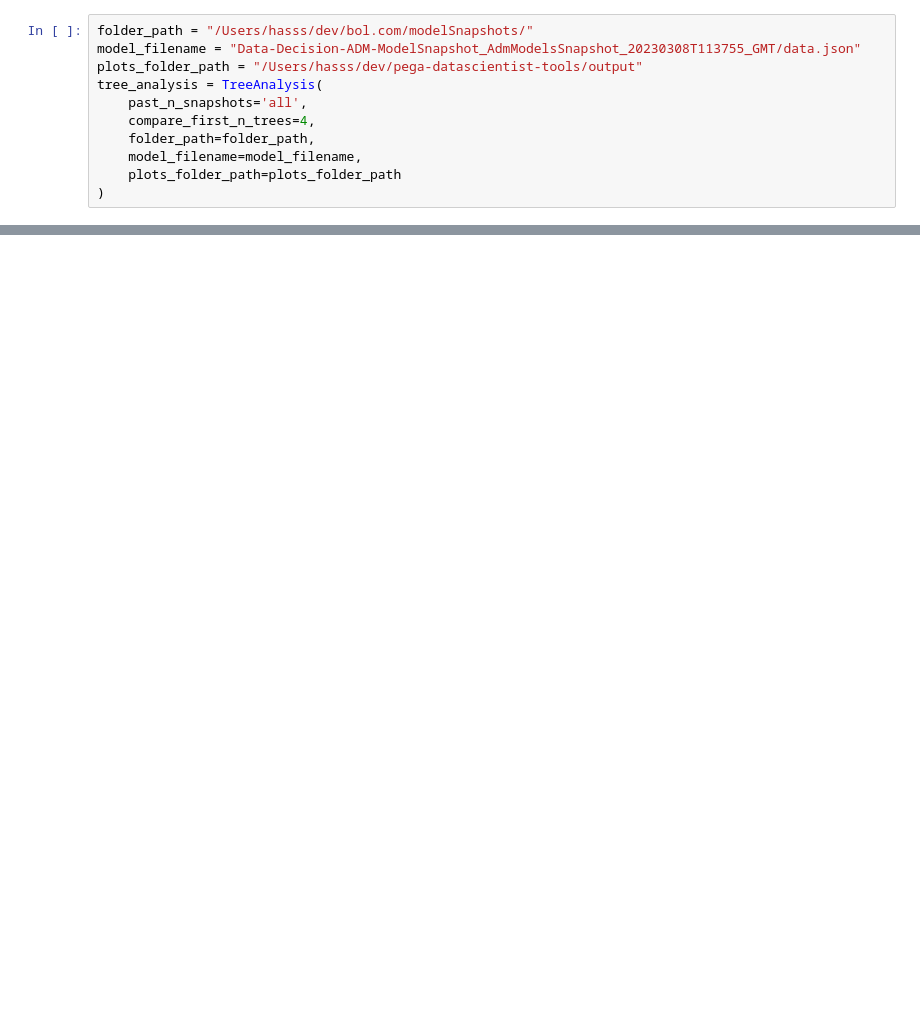
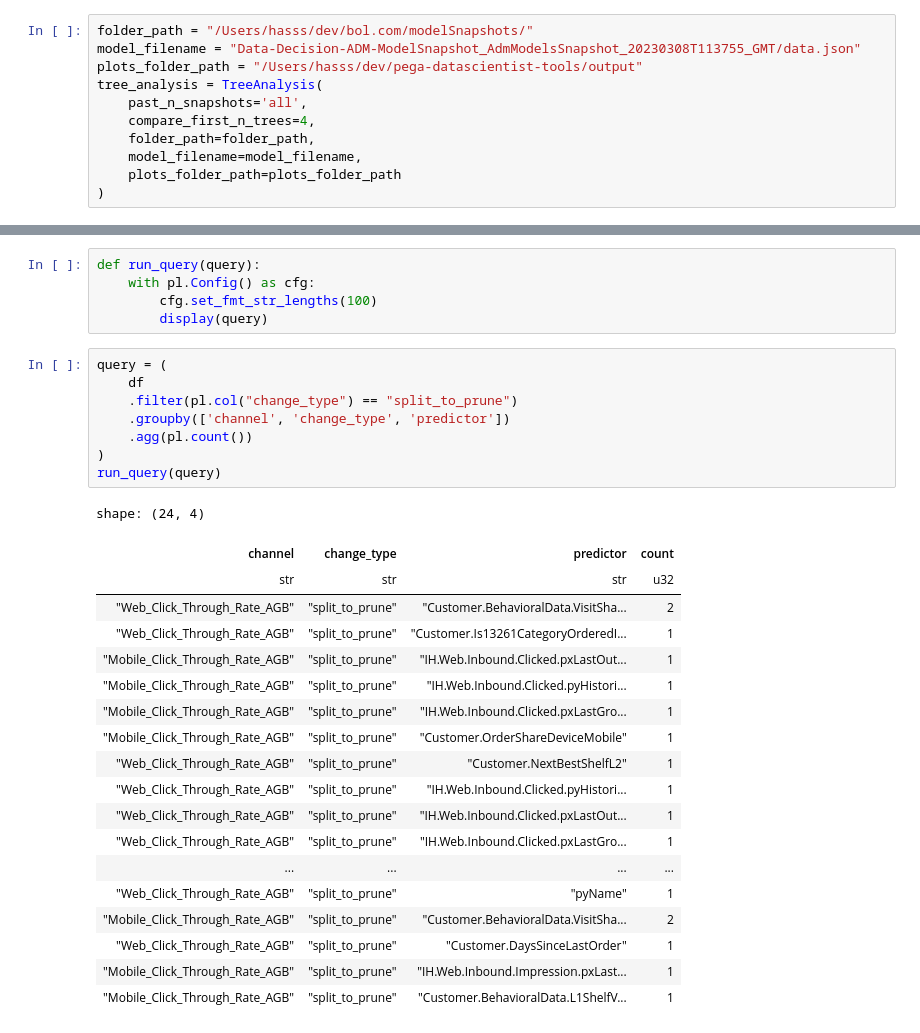
Before and after one commit to shaniyahassanali/pega-datascientist-tools, a Jupyter notebook: examples/datamart/TreeAnalysis.ipynb, the cells around one changed output, grey strips where cells are left out. Drawn from its saved outputs; the diff is of its cells as text; blank space fills up the shorter version.

```diff
--- a/examples/datamart/TreeAnalysis.ipynb
+++ b/examples/datamart/TreeAnalysis.ipynb
@@ -61,0 +30,33 @@ shape: (5, 15)
+# %%
+def run_query(query):
+    with pl.Config() as cfg:
+        cfg.set_fmt_str_lengths(100)
+        display(query)
+# %%
+query = (
+    df
+    .filter(pl.col("change_type") == "split_to_prune")
+    .groupby(['channel', 'change_type', 'predictor'])
+    .agg(pl.count())
+)
+run_query(query)
+# %% [output]
+shape: (24, 4)
+| channel | change_type | predictor | count |
+| str | str | str | u32 |
+| "Web_Click_Through_Rate_AGB" | "split_to_prune" | "Customer.BehavioralData.VisitSha... | 2 |
+| "Web_Click_Through_Rate_AGB" | "split_to_prune" | "Customer.Is13261CategoryOrderedI... | 1 |
+| "Mobile_Click_Through_Rate_AGB" | "split_to_prune" | "IH.Web.Inbound.Clicked.pxLastOut... | 1 |
+| "Mobile_Click_Through_Rate_AGB" | "split_to_prune" | "IH.Web.Inbound.Clicked.pyHistori... | 1 |
+| "Mobile_Click_Through_Rate_AGB" | "split_to_prune" | "IH.Web.Inbound.Clicked.pxLastGro... | 1 |
+| "Mobile_Click_Through_Rate_AGB" | "split_to_prune" | "Customer.OrderShareDeviceMobile" | 1 |
+| "Web_Click_Through_Rate_AGB" | "split_to_prune" | "Customer.NextBestShelfL2" | 1 |
+| "Web_Click_Through_Rate_AGB" | "split_to_prune" | "IH.Web.Inbound.Clicked.pyHistori... | 1 |
+| "Web_Click_Through_Rate_AGB" | "split_to_prune" | "IH.Web.Inbound.Clicked.pxLastOut... | 1 |
+| "Web_Click_Through_Rate_AGB" | "split_to_prune" | "IH.Web.Inbound.Clicked.pxLastGro... | 1 |
+| ... | ... | ... | ... |
+| "Web_Click_Through_Rate_AGB" | "split_to_prune" | "pyName" | 1 |
+| "Mobile_Click_Through_Rate_AGB" | "split_to_prune" | "Customer.BehavioralData.VisitSha... | 2 |
+| "Web_Click_Through_Rate_AGB" | "split_to_prune" | "Customer.DaysSinceLastOrder" | 1 |
+| "Mobile_Click_Through_Rate_AGB" | "split_to_prune" | "IH.Web.Inbound.Impression.pxLast... | 1 |
+| "Mobile_Click_Through_Rate_AGB" | "split_to_prune" | "Customer.BehavioralData.L1ShelfV... | 1 |
```
Also changed, not shown: parts of 9 cells of this notebook, 2 other files.
